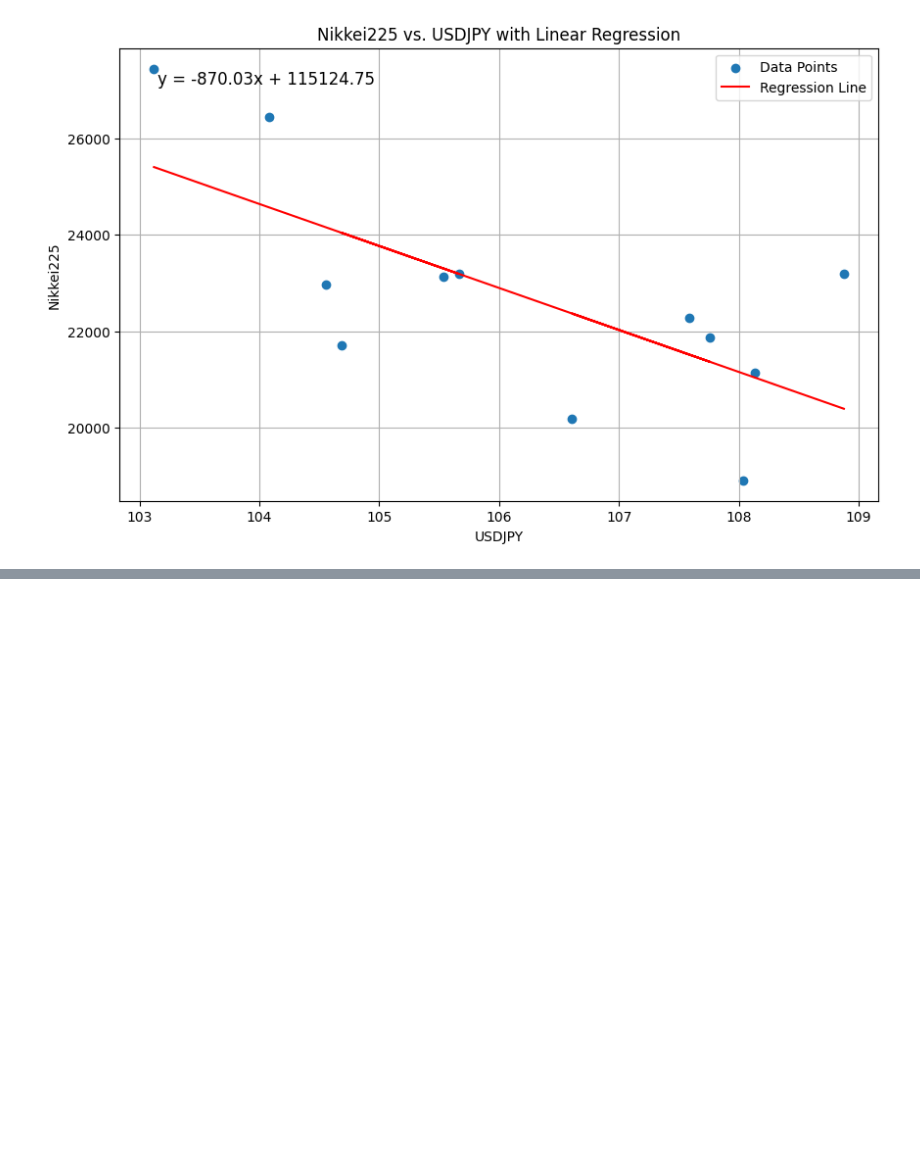
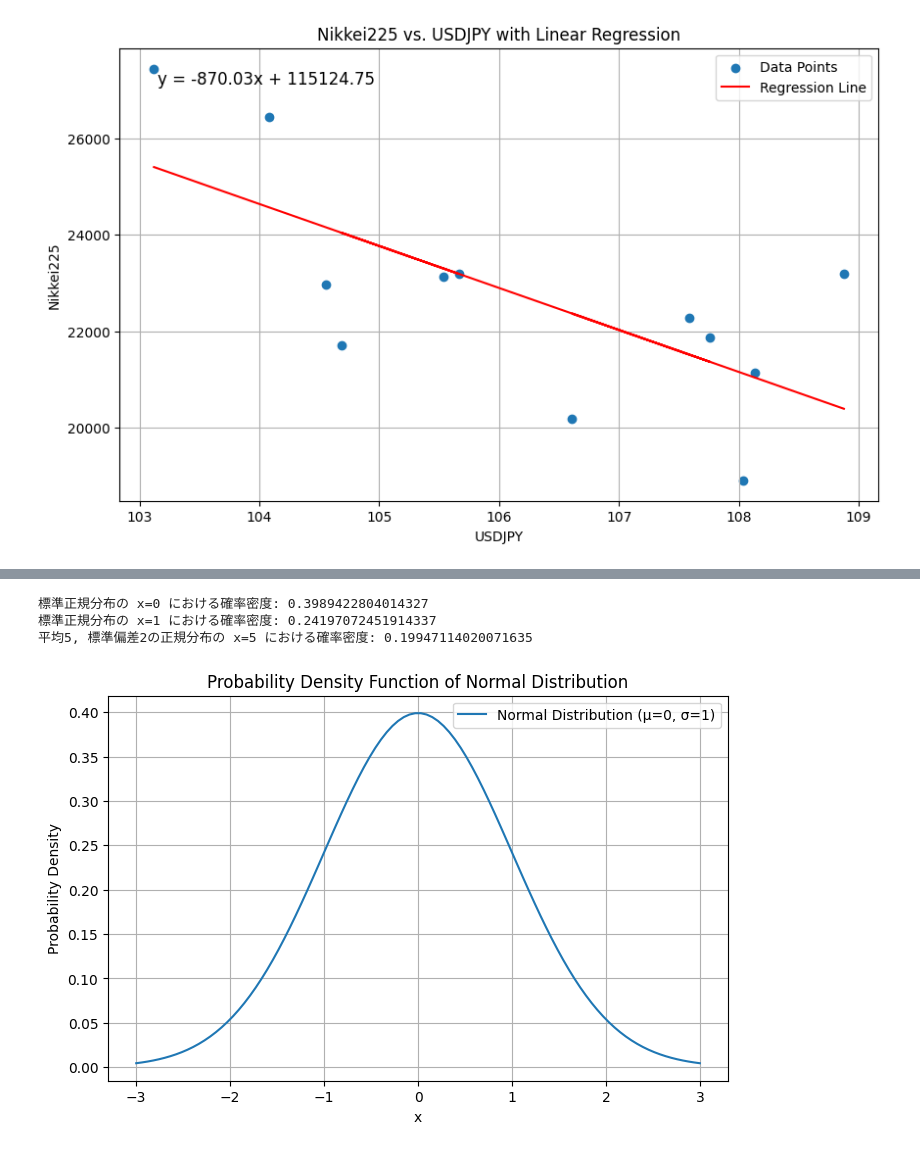
Before and after one commit to Hideki-Iwaki-TUS/FinancialMath, a Jupyter notebook: FinancialMath.ipynb, the cells around one changed output, grey strips where cells are left out. Drawn from its saved outputs; the diff is of its cells as text; code cells hidden in the pictures; blank space fills up the shorter version.

```diff
--- a/FinancialMath.ipynb
+++ b/FinancialMath.ipynb
@@ -556,0 +621,64 @@ plt.show()
+# %%
+# prompt: 正規分布に確率密度関数を教えてください．
+
+# 正規分布の確率密度関数 (Probability Density Function - PDF)
+
+# 正規分布の確率密度関数 f(x) は以下の式で表されます。
+# f(x | μ, σ^2) = (1 / sqrt(2 * π * σ^2)) * exp(-(x - μ)^2 / (2 * σ^2))
+
+# ここで、
+# x: 確率変数
+# μ (ミュー): 平均 (Mean)
+# σ (シグマ): 標準偏差 (Standard Deviation)
+# σ^2 (シグマ二乗): 分散 (Variance)
+# π (パイ): 円周率 (約 3.14159)
+# exp: 自然対数の底 e を底とする指数関数
+
+# 確率密度関数は、特定の点における確率ではなく、その点の「確率の密度」を示します。
+# ある区間 [a, b] の確率を計算するには、この確率密度関数をその区間で積分します。
+
+# Pythonで正規分布のPDFを計算するためのライブラリとして scipy.stats がよく用いられます。
+from scipy.stats import norm
+import numpy as np # numpyをインポートします
+import matplotlib.pyplot as plt # matplotlibもインポートします
+
+# 例: 平均0、標準偏差1の標準正規分布のPDF
+mu = 0
+sigma = 1
+
+# x = 0 における確率密度
+x_value = 0
+pdf_at_0 = norm.pdf(x_value, loc=mu, scale=sigma)
+print(f"標準正規分布の x={x_value} における確率密度: {pdf_at_0}")
+
+# x = 1 における確率密度
+x_value = 1
+pdf_at_1 = norm.pdf(x_value, loc=mu, scale=sigma)
+print(f"標準正規分布の x={x_value} における確率密度: {pdf_at_1}")
+
+# 平均が5、標準偏差が2の正規分布のPDF
+mu_custom = 5
+sigma_custom = 2
+
+# x = 5 における確率密度
+x_value_custom = 5
+pdf_custom_at_5 = norm.pdf(x_value_custom, loc=mu_custom, scale=sigma_custom)
+print(f"平均{mu_custom}, 標準偏差{sigma_custom}の正規分布の x={x_value_custom} における確率密度: {pdf_custom_at_5}")
+
+# PDFのグラフを描画することもできます。
+x = np.linspace(mu - 3*sigma, mu + 3*sigma, 100)
+pdf_values = norm.pdf(x, loc=mu, scale=sigma)
+
+plt.figure(figsize=(8, 5))
+plt.plot(x, pdf_values, label=f'Normal Distribution (μ={mu}, σ={sigma})')
+plt.xlabel('x')
+plt.ylabel('Probability Density')
+plt.title('Probability Density Function of Normal Distribution')
+plt.grid(True)
+plt.legend()
+plt.show()
+# %% [output]
+標準正規分布の x=0 における確率密度: 0.3989422804014327
+標準正規分布の x=1 における確率密度: 0.24197072451914337
+平均5, 標準偏差2の正規分布の x=5 における確率密度: 0.19947114020071635
+[figure, added]
```
Also changed, not shown: parts of 4 cells of this notebook.
